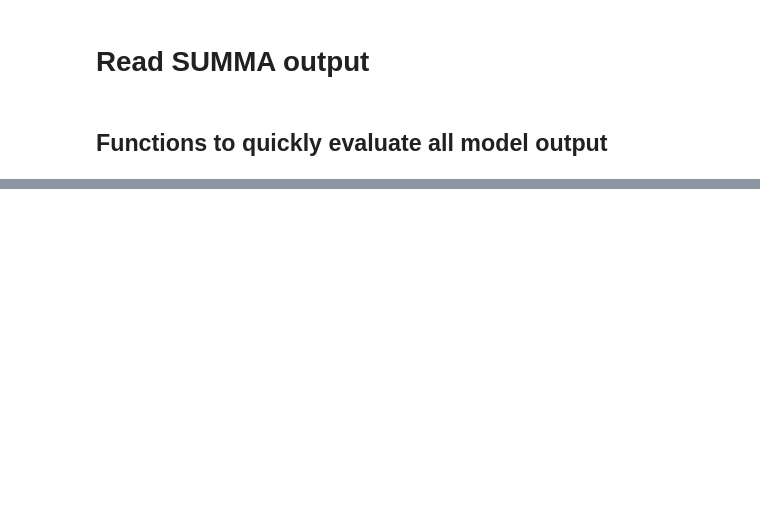
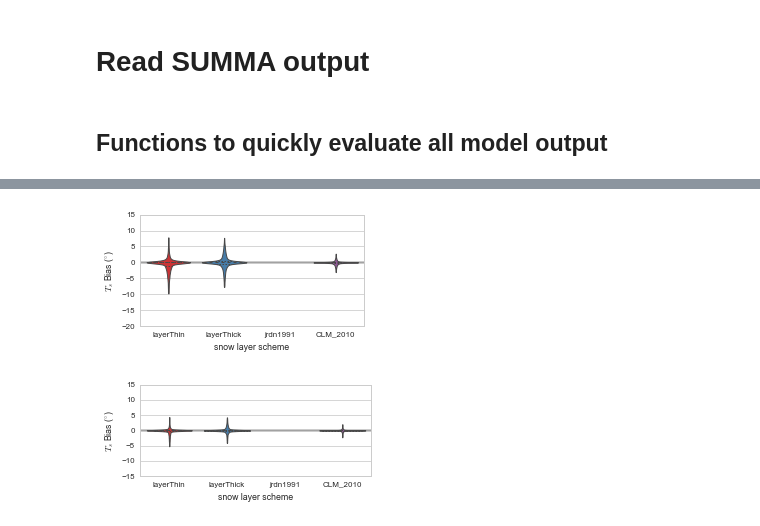
Before and after one commit to klapo/ModTsfc, a Jupyter notebook: ModTsfc.summaResults.bias.ipynb, the cells around one changed output, grey strips where cells are left out. Drawn from its saved outputs; the diff is of its cells as text; code cells hidden in the pictures; blank space fills up the shorter version.

```diff
--- a/ModTsfc.summaResults.bias.ipynb
+++ b/ModTsfc.summaResults.bias.ipynb
@@ -338,0 +355,50 @@ fig.savefig('ModTsfc.WSC17.biasLW_leg.pdf')
+# %%
+# ----------
+# Internal Decisions: layers
+flag_modelRelative = True
+for s in siteNames:
+    fig, ax = plt.subplots(1, 1, figsize=(4, 2), sharey=True)
+
+    # Violin plots
+    exp = 'layers'
+    tempDS = results[s].sel(expID=expNames[exp])
+
+    # Bias relative to model with no errors
+    if flag_modelRelative:
+        noBias = results[s].sel(expID='jrdn1991')
+        df = ((tempDS.scalarSurfaceTemp) - noBias.scalarSurfaceTemp)
+        df = df.where((tempDS.scalarSWE > 0) & (noBias.scalarSWE > 0))
+        # Remove extreme outliers
+        df = removeOutliers(df, expNames[exp])
+
+    # Bias relative to observations
+    else:
+        df = ((tempDS.scalarSurfaceTemp - 273.15) - force[s].Tsrf)
+        df = df.where((force[s].SP) & (tempDS.scalarSWE > 0))
+        # Remove extreme outliers
+        df = removeOutliers(df, expNames[exp])
+
+    df = df.to_dataframe(name='bias').reset_index()
+    ax = sns.violinplot(x='expID', y='bias', data=df, cut=0, ax=ax,
+                        scale='count', inner='quartile', linewidth=1,
+                        palette="Set1")
+
+    # Formatting
+    ax.set_xlabel('snow layer scheme')
+    if s == 'CDP':
+        ax.set_ylim(-15, 15)
+    elif s == 'SWA':
+        ax.set_ylim(-20, 15)
+    ax.set_ylabel('$T_{s}$ Bias ($^{\circ}$)')
+    ax.plot([-10, 10], [0, 0], 'k', zorder=0)
+
+# Save figure
+fig.tight_layout()
+os.chdir(dirPrint)
+if flag_modelRelative:
+    fig.savefig(s + '.layer.biasModelRelative_Ts.violins.pdf', bbox_inches='tight')
+else:
+    fig.savefig(s + '.layer.bias_Ts.violins.pdf', bbox_inches='tight')
+# %% [output]
+[figure, added]
+[figure, added]
```
Also changed, not shown: parts of 28 cells of this notebook.
